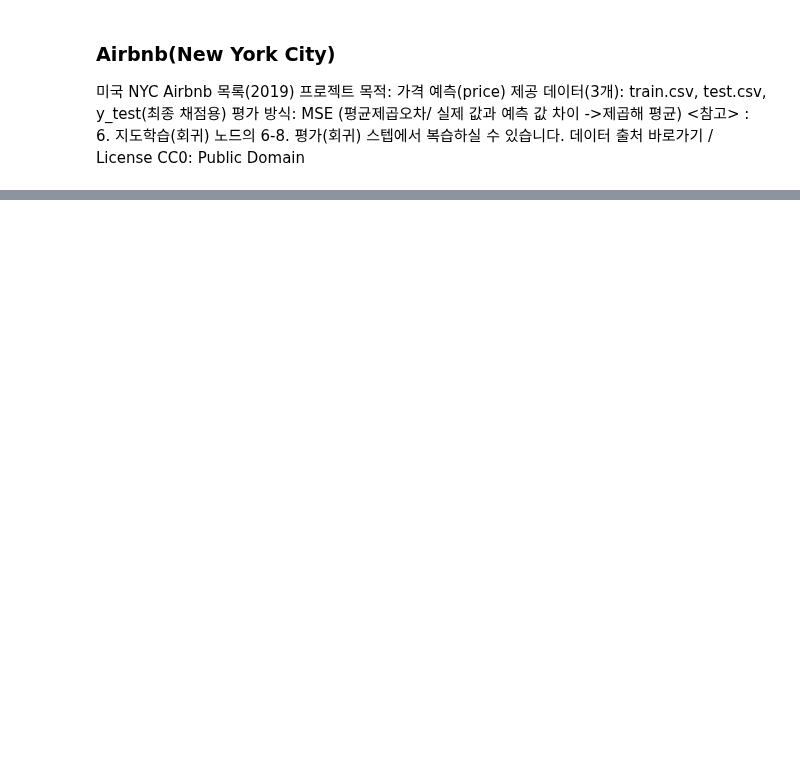
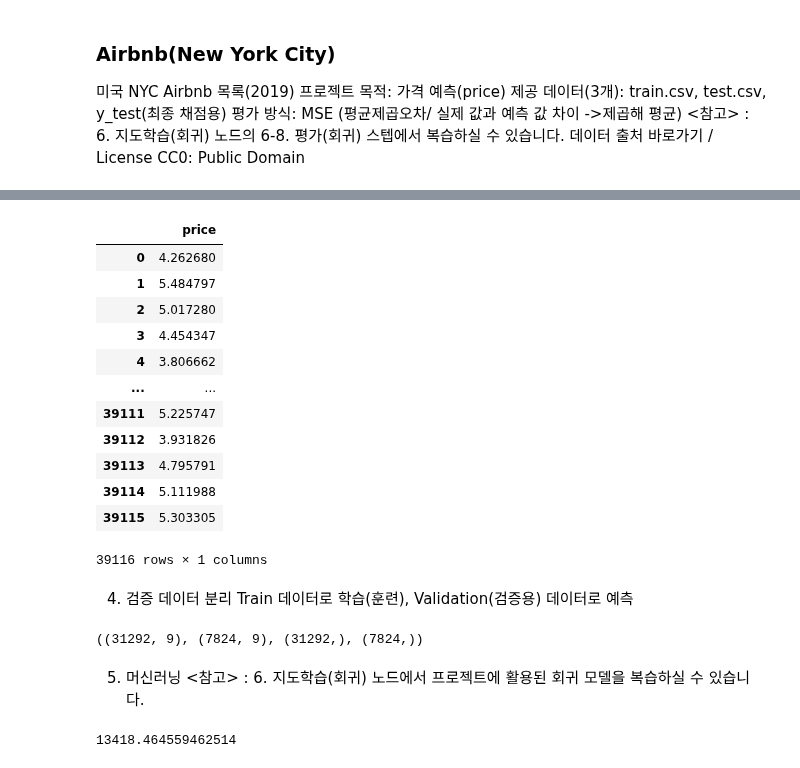
Before and after one commit to tomatojams/python_project, a Jupyter notebook: 모두의 연구소 3개월 집중 AI/3주차-8 머신러닝프로젝트.ipynb, the cells around one changed output, grey strips where cells are left out. Saved outputs shown, nothing was run; the diff lists cells and outputs as text; code cells hidden in the pictures; blank space fills up the shorter version.

```diff
--- a/모두의 연구소 3개월 집중 AI/3주차-8 머신러닝프로젝트.ipynb
+++ b/모두의 연구소 3개월 집중 AI/3주차-8 머신러닝프로젝트.ipynb
@@ -17,0 +131,6 @@ test = pd.read_csv('data/test.csv')
+# %%
+# 결측치 컬럼 삭제(last_review)
+print(train.shape)
+train = train.drop('last_review', axis=1)
+test = test.drop('last_review', axis=1)
+# print(train.shape)
@@ -17,0 +139,4 @@ test = pd.read_csv('data/test.csv')
+# %%
+# 결측치 채우기
+train['reviews_per_month'] = train['reviews_per_month'].fillna(0)
+test['reviews_per_month'] = test['reviews_per_month'].fillna(0)
@@ -17,0 +165,18 @@ test = pd.read_csv('data/test.csv')
+# %%
+# 가격 값 복사
+target = train[['price']].copy()
+target
+# %% [output]
+|  | price |
+| 0 | 4.262680 |
+| 1 | 5.484797 |
+| 2 | 5.017280 |
+| 3 | 4.454347 |
+| 4 | 3.806662 |
+| ... | ... |
+| 39111 | 5.225747 |
+| 39112 | 3.931826 |
+| 39113 | 4.795791 |
+| 39114 | 5.111988 |
+| 39115 | 5.303305 |
+39116 rows × 1 columns
@@ -17,0 +189,27 @@ test = pd.read_csv('data/test.csv')
+# %% [markdown]
+4. 검증 데이터 분리
+Train 데이터로 학습(훈련), Validation(검증용) 데이터로 예측
+# %%
+# 검증 데이터 분리
+from sklearn.model_selection import train_test_split
+
+X_train, X_val, y_train, y_val = train_test_split(
+    train.drop('price', axis=1), train['price'], test_size=0.2, random_state=1004)
+
+X_train.shape, X_val.shape, y_train.shape, y_val.shape
+# %% [output]
+((31292, 9), (7824, 9), (31292,), (7824,))
+# %% [markdown]
+5. 머신러닝
+<참고> : 6. 지도학습(회귀) 노드에서 프로젝트에 활용된 회귀 모델을 복습하실 수 있습니다.
+# %%
+# 머신러닝(회귀)
+from sklearn.linear_model import LinearRegression
+from sklearn.metrics import mean_squared_error
+
+model = LinearRegression()
+model.fit(X_train, y_train)
+pred = np.expm1(model.predict(X_val))
+mean_squared_error(y_val, pred)
+# %% [output]
+13418.464559462514
```
Also changed, not shown: parts of 21 cells of this notebook.
